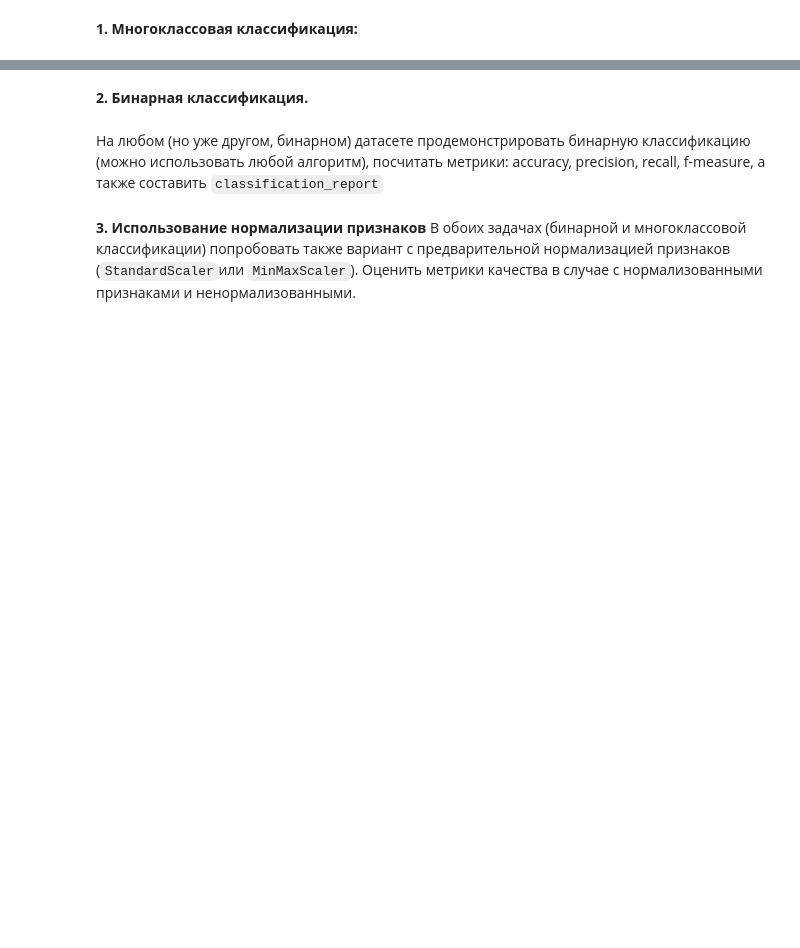
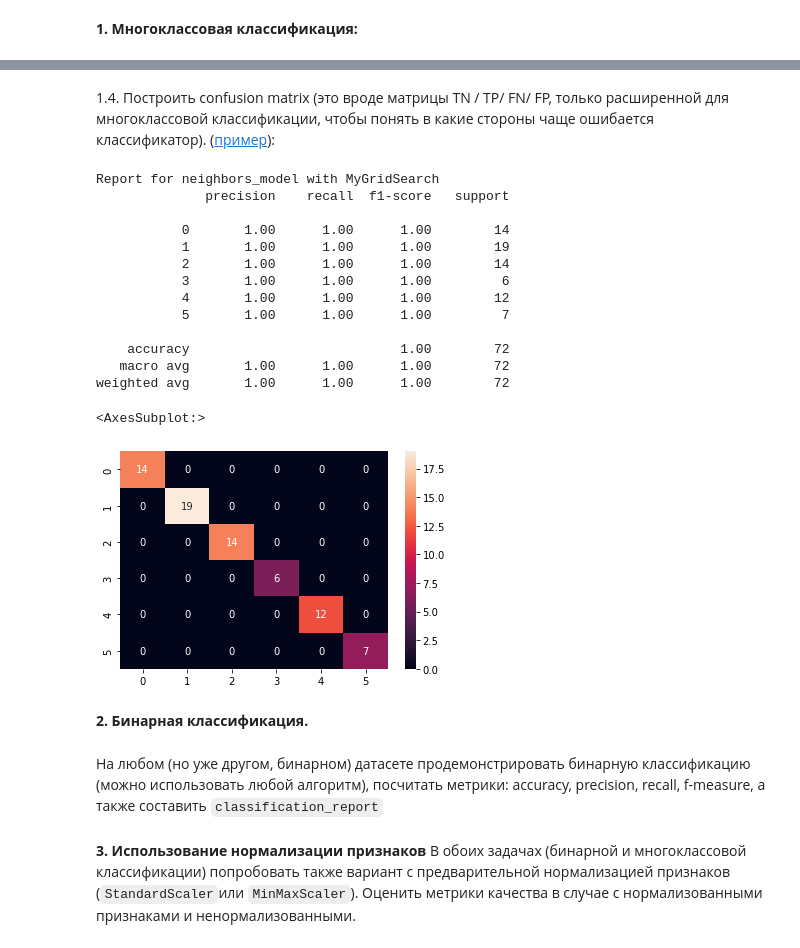
Before and after one commit to DiBoS290699/DataAnalysisTools, a Jupyter notebook: Lab3_Classification/lab_3_classification_6133_Borisov.ipynb, the cells around one changed output, grey strips where cells are left out. Cells and saved outputs as stored; diff of their text form; code cells hidden in the pictures; blank space fills up the shorter version.

```diff
--- a/Lab3_Classification/lab_3_classification_6133_Borisov.ipynb
+++ b/Lab3_Classification/lab_3_classification_6133_Borisov.ipynb
@@ -9,0 +154,2 @@
+# %%
+neighbors_model = KNeighborsClassifier()
@@ -9,0 +172,14 @@
+# %%
+# Нахождение оптимальных гиперпараметров в сетке гиперпараметров с применением кросс валидации
+scor = 'accuracy'
+my_g_neigh_search = MyGridSearch(
+    estimator=neighbors_model,
+    param_grid=g_neigh_parameters,
+    scoring=scor,
+    cv=10
+)
+
+my_g_neigh_search.fit(data, labels)
+print("Результаты поиска по сетке:")
+print("Параметры: ", my_g_neigh_search.best_params)
+print(f"Лучшее значение {scor}: ", my_g_neigh_search.best_score)
@@ -24,3 +214,30 @@ sns.heatmap( confusion_df, annot = True  )"""
+# %% [markdown]
+1.4. Построить confusion matrix (это вроде матрицы TN / TP/ FN/ FP, только расширенной для многоклассовой классификации, чтобы понять в какие стороны чаще ошибается классификатор). ([пример](https://scikit-learn.org/stable/auto_examples/model_selection/plot_confusion_matrix.html)):
+# %%
+# Построение confusion matrix для лучшей выборки гиперпараметров
+neighbors_model.set_params(**my_g_neigh_search.best_params)
+neighbors_model.fit(Xtrain, Ytrain)
+pred = neighbors_model.predict(Xtest)
+print('Report for neighbors_model with MyGridSearch')
+print(classification_report(Ytest, pred))
+conf_mat = confusion_matrix(Ytest, pred)
+sn.heatmap(conf_mat, annot=True, fmt="d")
+# %% [output]
+Report for neighbors_model with MyGridSearch
+              precision    recall  f1-score   support
+
+           0       1.00      1.00      1.00        14
+           1       1.00      1.00      1.00        19
+           2       1.00      1.00      1.00        14
+           3       1.00      1.00      1.00         6
+           4       1.00      1.00      1.00        12
+           5       1.00      1.00      1.00         7
+
+    accuracy                           1.00        72
+   macro avg       1.00      1.00      1.00        72
+weighted avg       1.00      1.00      1.00        72
+<AxesSubplot:>
+[figure, added]
 # %% [markdown]
 **2. Бинарная классификация.**
 # %% [markdown]
```
Also changed, not shown: parts of 18 cells of this notebook, 1 other file.
